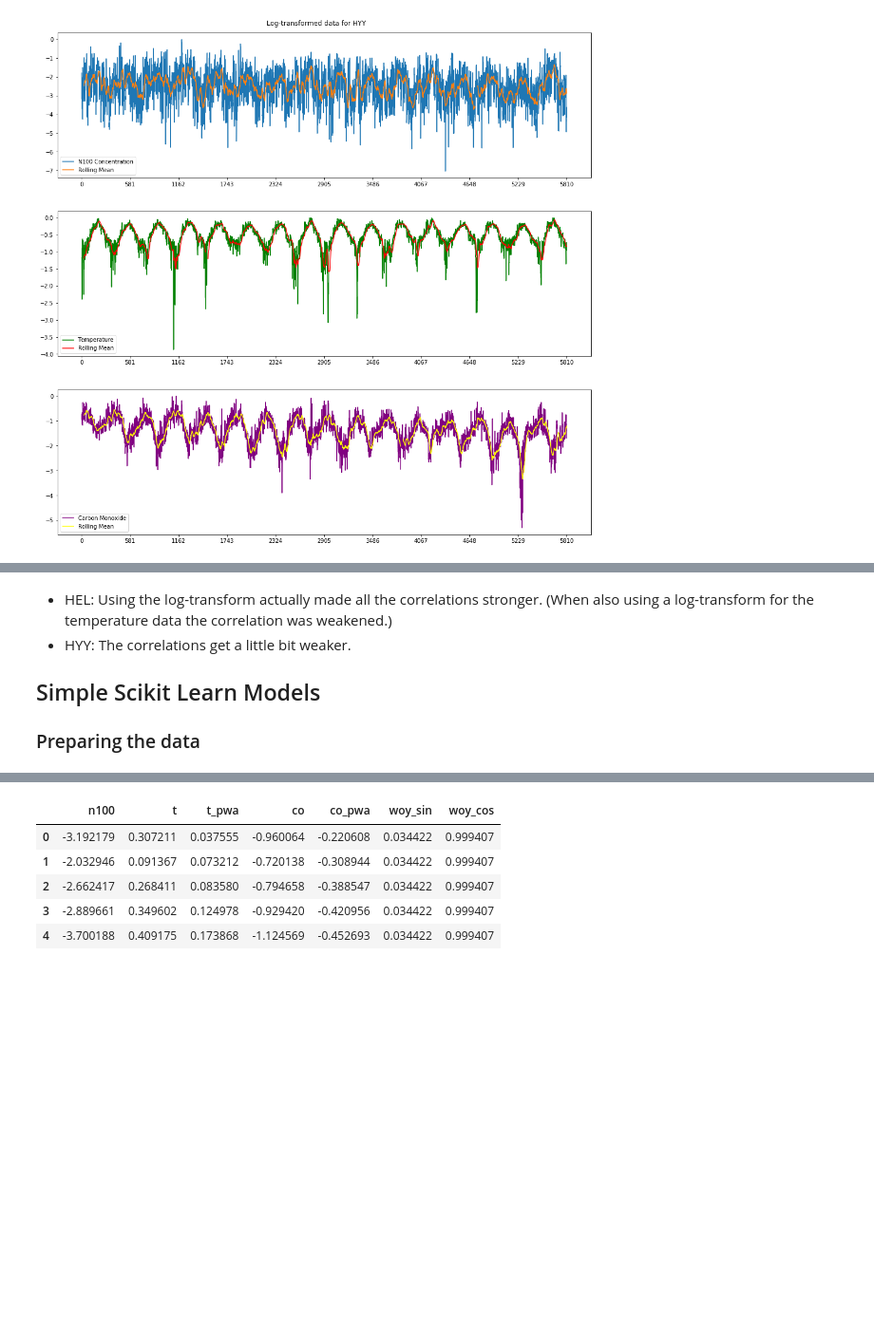
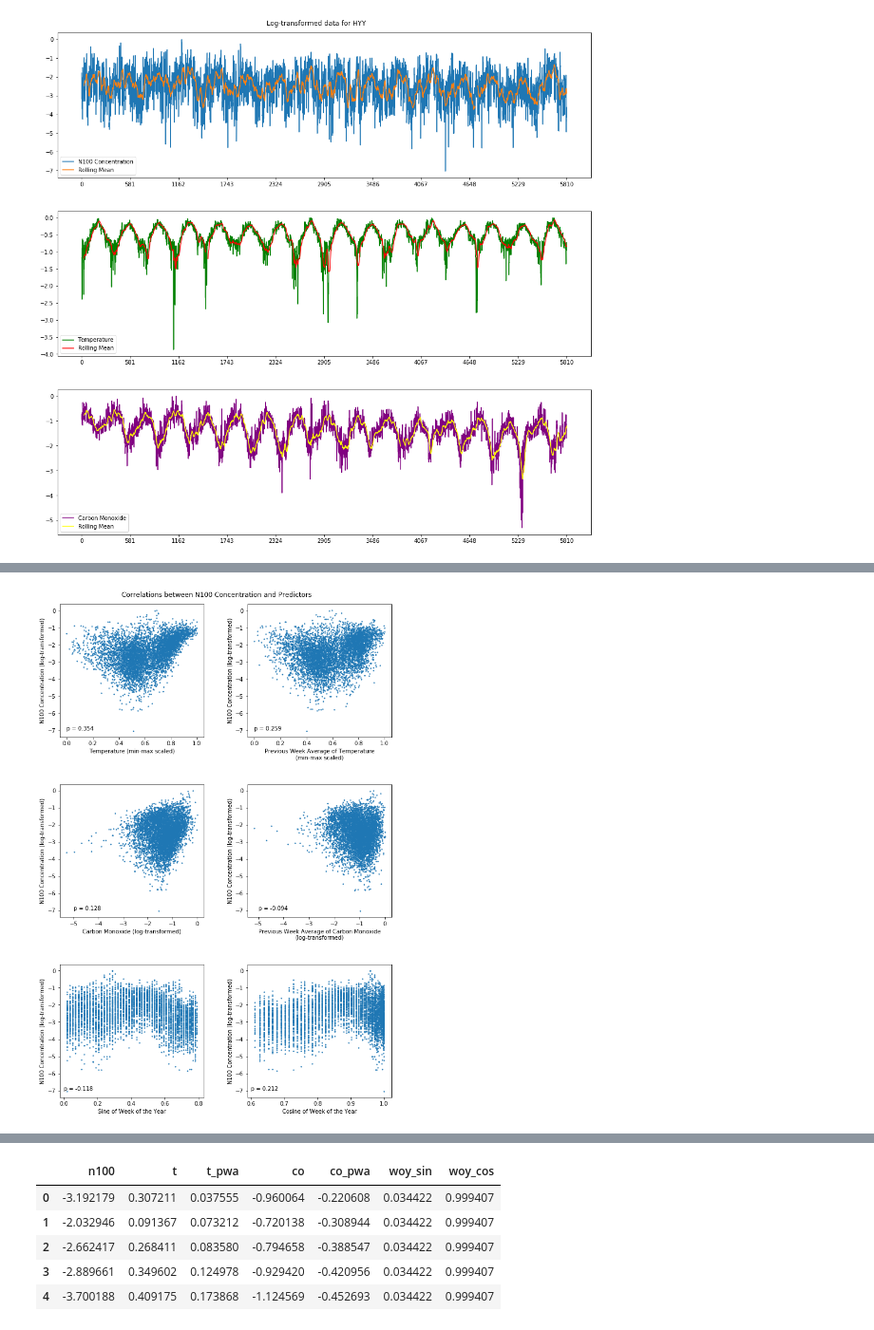
Before and after one commit to ellarauth/aerosol-modeling, a Jupyter notebook: notebooks/explore.ipynb, the cells around one changed output, grey strips where cells are left out. Shown at 95% size. Cells and saved outputs as stored; diff of their text form; code cells hidden in the pictures; blank space fills up the shorter version.

Commit message:
uodated correlation plots

```diff
--- a/notebooks/explore.ipynb
+++ b/notebooks/explore.ipynb
@@ -319,8 +249,42 @@ Correlations between...
-# %% [markdown]
-* HEL: Using the log-transform actually made all the correlations stronger. (When also using a log-transform for the temperature data the correlation was weakened.)
-* HYY: The correlations get a little bit weaker.
-
-
-
-## Simple Scikit Learn Models
-### Preparing the data
+# %%
+# plotting correlations of variables
+rows = 3
+cols = 2
+
+fig, ax = plt.subplots(rows, cols)
+fig.set_size_inches(10,14)
+fig.suptitle('Correlations between N100 Concentration and Predictors')
+
+# plotting the data
+ax[0, 0].scatter(df_scaled.t, df_log.n100, s=2)
+ax[0, 1].scatter(df_scaled.t_pwa, df_log.n100, s=2)
+ax[1, 0].scatter(df_log.co, df_log.n100, s=2)
+ax[1, 1].scatter(df_log.co_pwa, df_log.n100, s=2)
+ax[2, 0].scatter(df.woy_sin, df_log.n100, s=2)
+ax[2, 1].scatter(df.woy_cos, df_log.n100, s=2)
+
+# labelling the axes
+for i in range(rows):
+    for j in range(cols):
+        ax[i, j].set_ylabel('N100 Concentration (log-transformed)')
+
+ax[0, 0].set_xlabel('Temperature (min-max scaled)')
+ax[0, 1].set_xlabel('Previous Week Average of Temperature\n(min-max scaled)')
+ax[1, 0].set_xlabel('Carbon Monoxide (log-transformed)')
+ax[1, 1].set_xlabel('Previous Week Average of Carbon Monoxide\n(log-transformed)')
+ax[2, 0].set_xlabel('Sine of Week of the Year')
+ax[2, 1].set_xlabel('Cosine of Week of the Year')
+
+# adding correlation coefficients
+pr = 3  # precision
+
+ax[0, 0].text(0, -7, 'p = '+str(np.round(np.corrcoef(df_scaled_subset.t, df_log_subset.n100)[0,1], pr)))
+ax[0, 1].text(0, -7, 'p = '+str(np.round(np.corrcoef(df_scaled_subset.t_pwa, df_log_subset.n100)[0,1], pr)))
+ax[1, 0].text(-5, -7, 'p = '+str(np.round(np.corrcoef(df_log_subset.co, df_log_subset.n100)[0,1], pr)))
+ax[1, 1].text(-5, -7, 'p = '+str(np.round(np.corrcoef(df_log_subset.co_pwa, df_log_subset.n100)[0,1], pr)))
+ax[2, 0].text(0, -7, 'p = '+str(np.round(np.corrcoef(df_subset.woy_sin, df_log_subset.n100)[0,1], pr)))
+ax[2, 1].text(0.6, -7, 'p = '+str(np.round(np.corrcoef(df_subset.woy_cos, df_log_subset.n100)[0,1], pr)))
+
+fig.tight_layout(pad=4);
+# %% [output]
+[figure, added]
```
Also changed, not shown: parts of 3 cells of this notebook.
